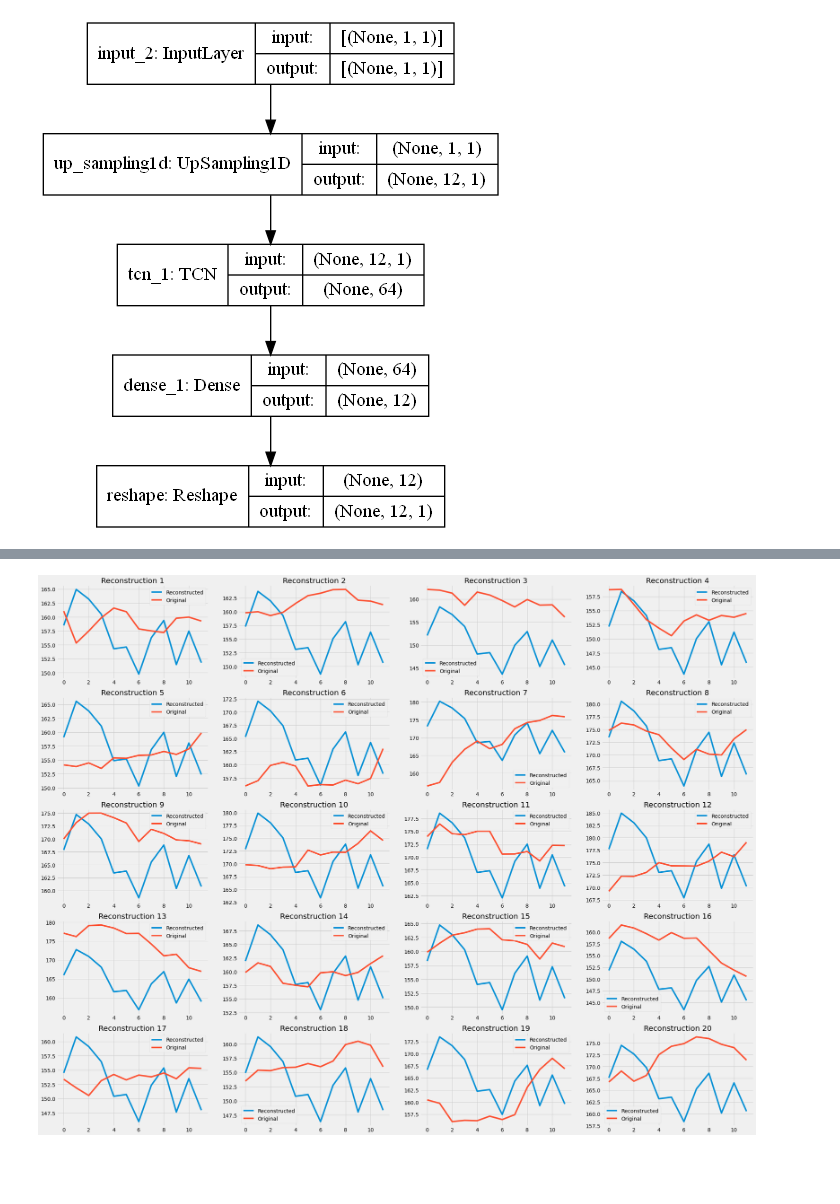
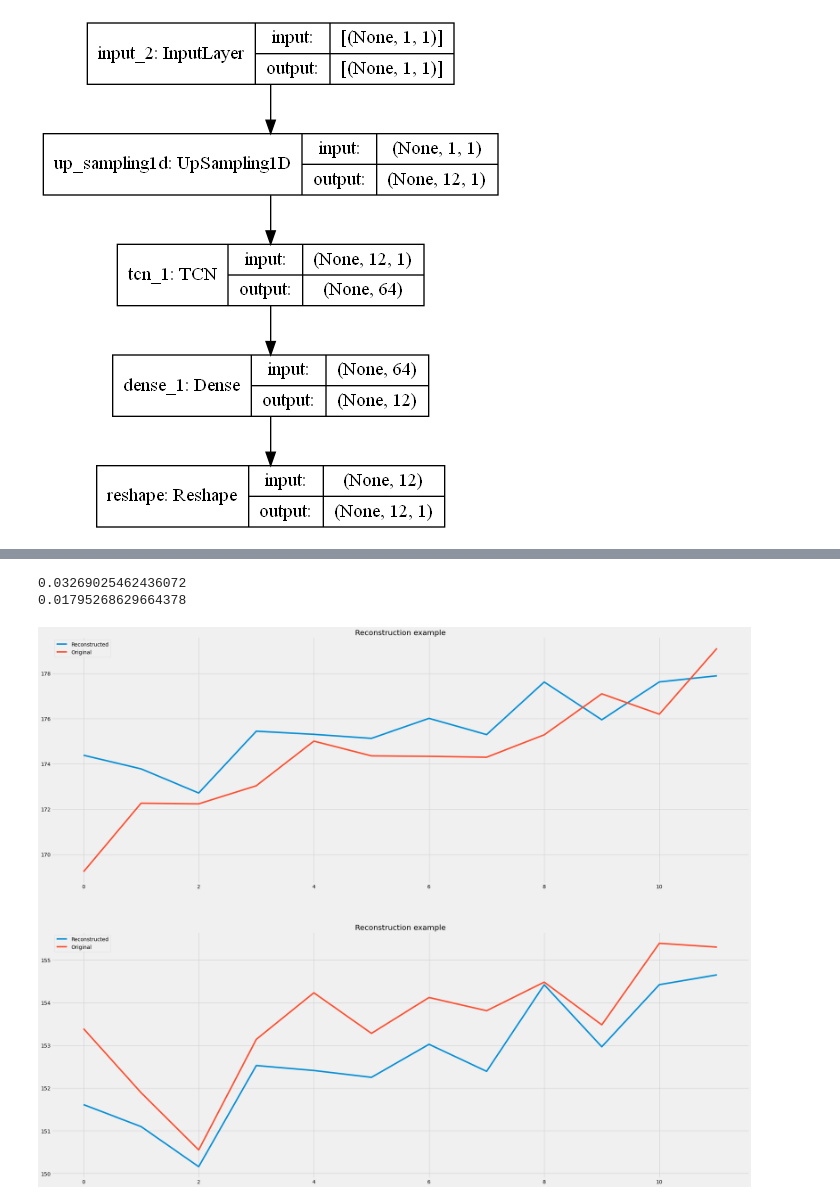
Before and after one commit to Lenflammeur/UCL-MSc_Project, a Jupyter notebook: TCN_TimeSeries_Reconstruction.ipynb, the cells around one changed output, grey strips where cells are left out. Cells and saved outputs as stored; diff of their text form; code cells hidden in the pictures; blank space fills up the shorter version.

```diff
--- a/TCN_TimeSeries_Reconstruction.ipynb
+++ b/TCN_TimeSeries_Reconstruction.ipynb
@@ -349,12 +349,15 @@ plt.show()
 predict_inverse = model_inverse.predict(y_test_inverse_reshaped)
 # %%
 plt.style.use("fivethirtyeight")
-axes = plt.subplots(5, 4, figsize = (30, 25))[1]
-for i, ax in enumerate(axes.flatten()):
+axes = plt.subplots(2, figsize = (30, 25))[1]
+for i, ax in zip([11, 16], axes.flatten()):
     ax.plot(predict_inverse[(9*i)%114])
     ax.plot(X_test[(9*i)%114])
-    ax.set_title('Reconstruction {}'.format(i+1))
+    ax.set_title('Reconstruction example')
     ax.legend(['Reconstructed', 'Original'])
+    print(np.square(np.subtract(X_test[(9*i)%114],predict_inverse[(9*i)%114])/X_test[(9*i)%114]).mean()*100)
 plt.show()
 # %% [output]
+0.03269025462436072
+0.01795268629664378
-[figure, old version]
+[figure, new version]
```
Also changed, not shown: parts of 5 cells of this notebook, 1 other file.
